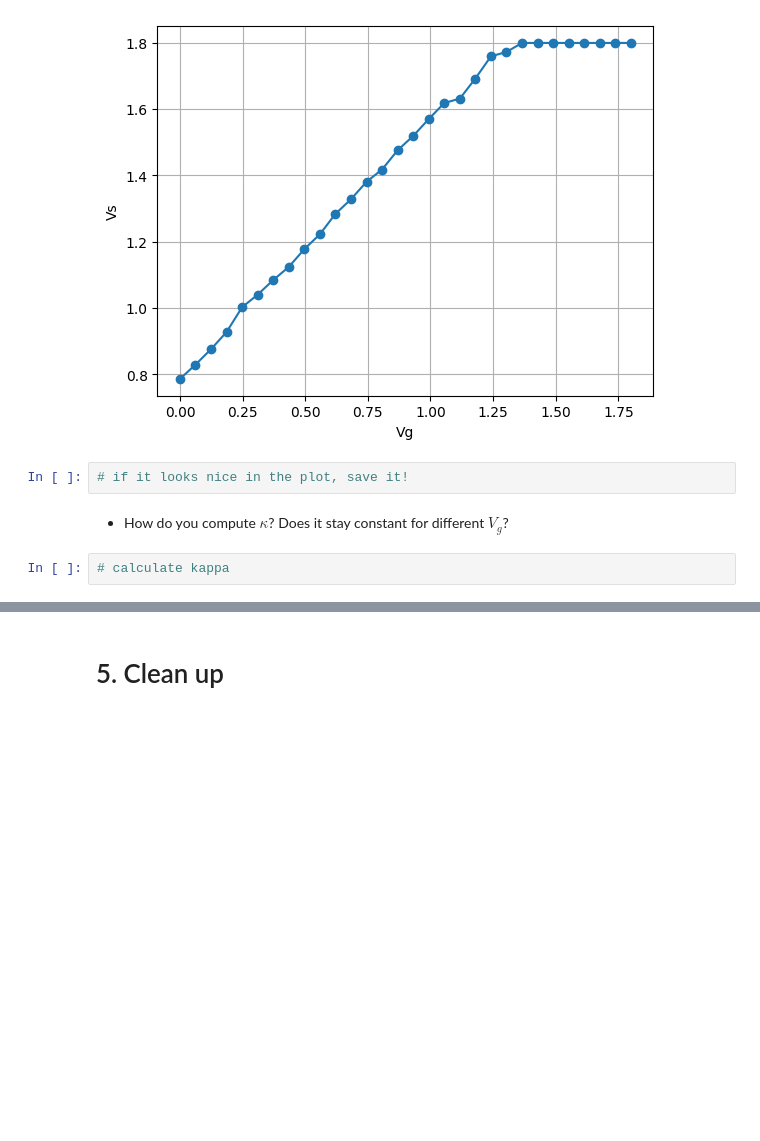
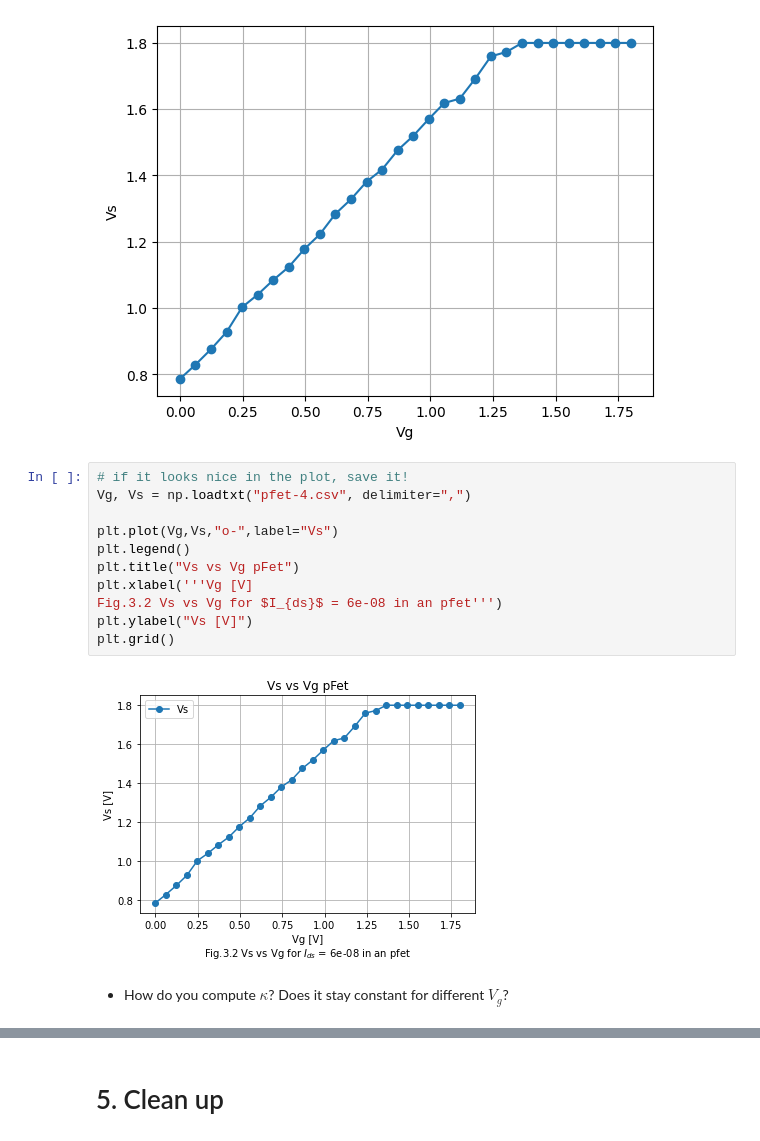
Before and after one commit to daggermaster3000/NE1, a Jupyter notebook: TP2/2022_Lab2_SubThr_18_Quillan_Favey.ipynb, the cells around one changed output, grey strips where cells are left out. Drawn from its saved outputs; the diff is of its cells as text; blank space fills up the shorter version.

```diff
--- a/TP2/2022_Lab2_SubThr_18_Quillan_Favey.ipynb
+++ b/TP2/2022_Lab2_SubThr_18_Quillan_Favey.ipynb
@@ -809,9 +829,18 @@ data = [Vg,Vs]
 np.savetxt("pfet-4.csv",data,delimiter=",")
 # %% [output]
 [figure]
-# %%
-# if it looks nice in the plot, save it!
+# %%
+# if it looks nice in the plot, save it!
+Vg, Vs = np.loadtxt("pfet-4.csv", delimiter=",")
+
+plt.plot(Vg,Vs,"o-",label="Vs")
+plt.legend()
+plt.title("Vs vs Vg pFet")
+plt.xlabel('''Vg [V]
+Fig.3.2 Vs vs Vg for $I_{ds}$ = 6e-08 in an pfet''')
+plt.ylabel("Vs [V]")
+plt.grid()
+# %% [output]
+[figure, added]
 # %% [markdown]
 * How do you compute $\kappa$? Does it stay constant for different $V_g$?
-# %%
-# calculate kappa
```
Also changed, not shown: parts of 9 cells of this notebook.
